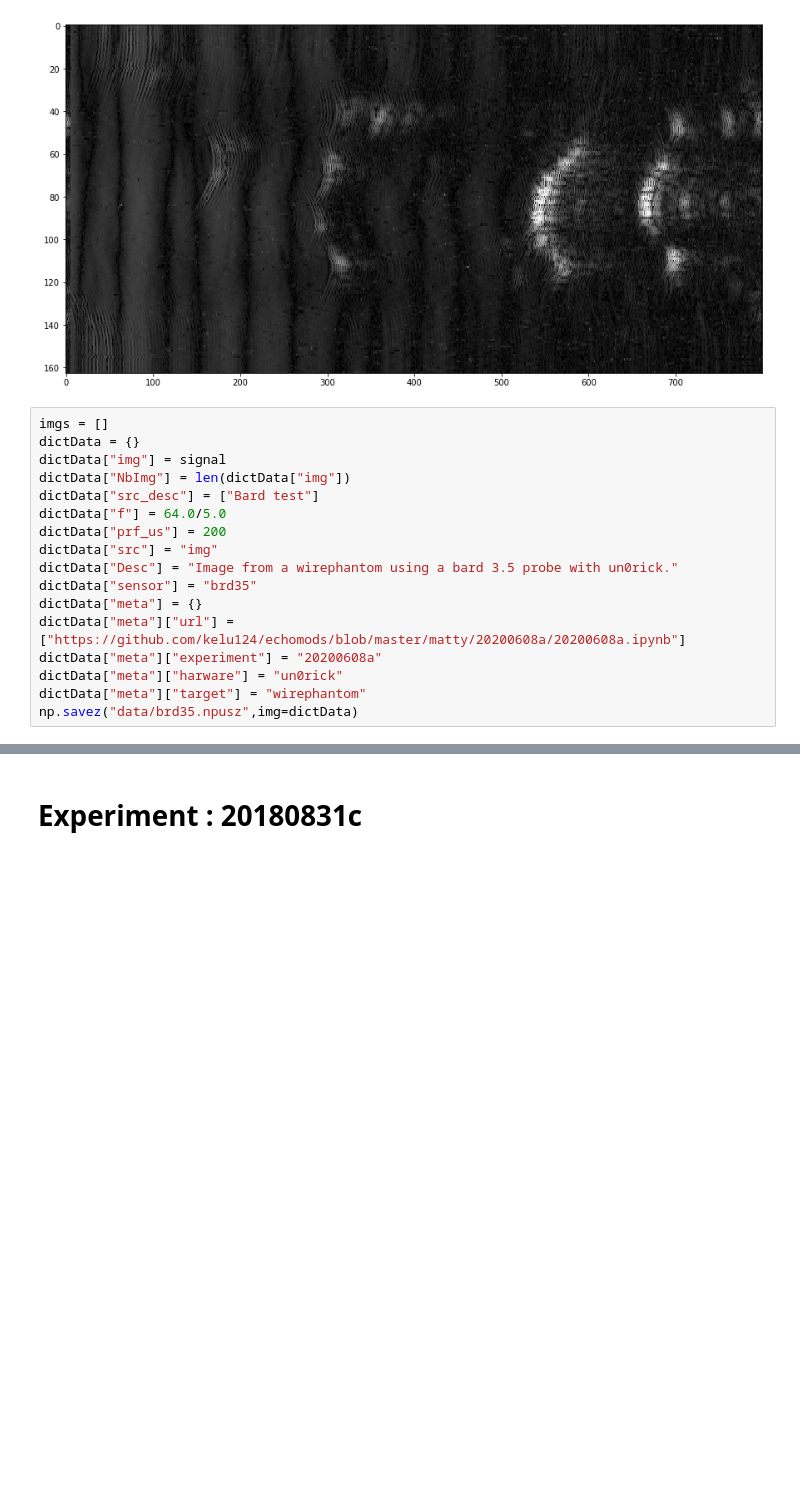
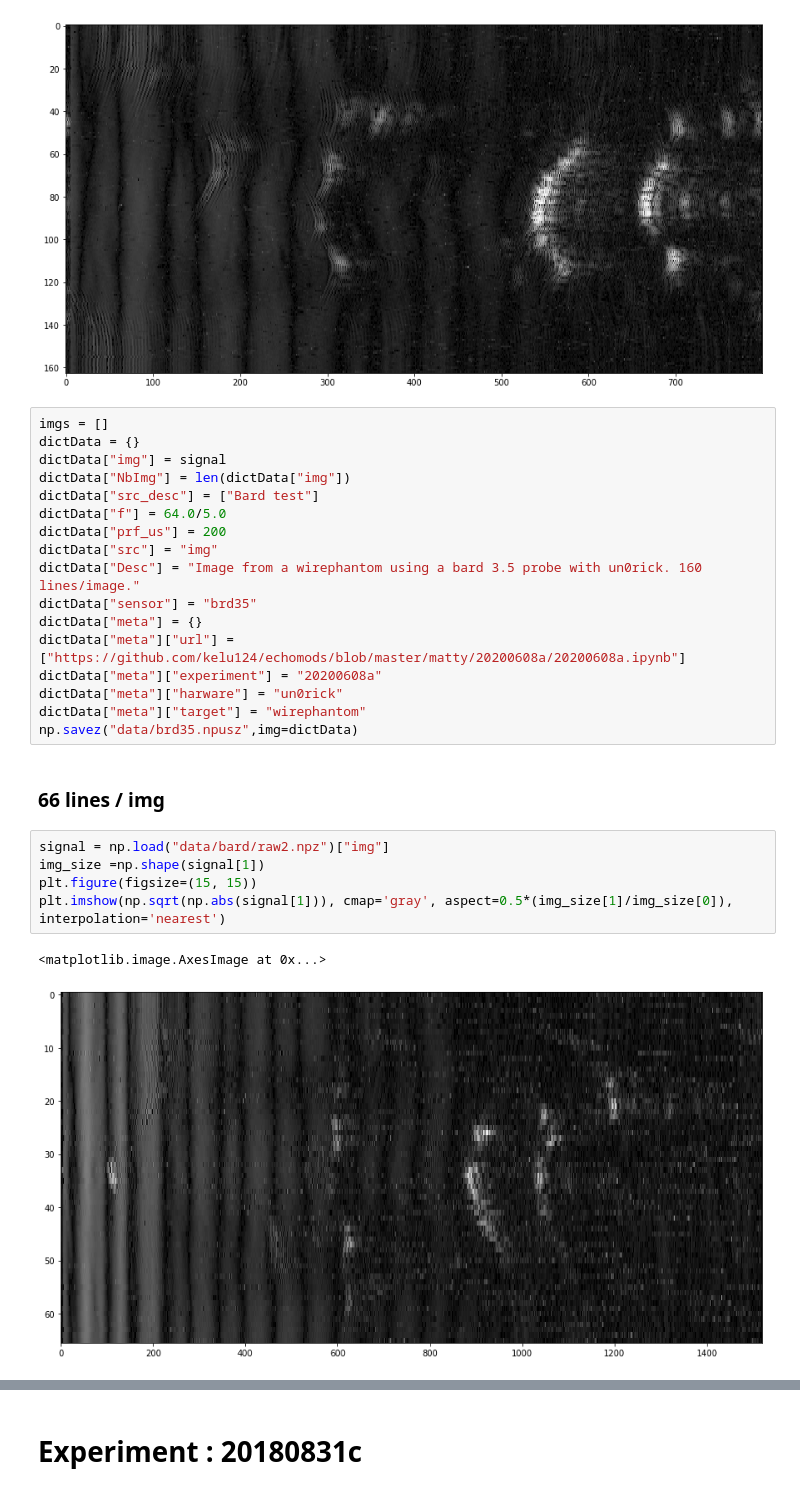
Before and after one commit to kelu124/us_rf_processing, a Jupyter notebook: zz.Cleanup.ipynb, the cells around one changed output, grey strips where cells are left out. Cells and saved outputs as stored; diff of their text form; blank space fills up the shorter version.

```diff
--- a/zz.Cleanup.ipynb
+++ b/zz.Cleanup.ipynb
@@ -113,7 +115,7 @@ dictData["src_desc"] = ["Bard test"]
 dictData["f"] = 64.0/5.0
 dictData["prf_us"] = 200
 dictData["src"] = "img"
-dictData["Desc"] = "Image from a wirephantom using a bard 3.5 probe with un0rick."
+dictData["Desc"] = "Image from a wirephantom using a bard 3.5 probe with un0rick. 160 lines/image."
 dictData["sensor"] = "brd35"
 dictData["meta"] = {}
 dictData["meta"]["url"] = ["https://github.com/kelu124/echomods/blob/master/matty/20200608a/20200608a.ipynb"]
@@ -121,3 +123,13 @@ dictData["meta"]["experiment"] = "20200608a"
 dictData["meta"]["harware"] = "un0rick"
 dictData["meta"]["target"] = "wirephantom"
 np.savez("data/brd35.npusz",img=dictData)
+# %% [markdown]
+### 66 lines / img
+# %%
+signal = np.load("data/bard/raw2.npz")["img"]
+img_size =np.shape(signal[1])
+plt.figure(figsize=(15, 15))
+plt.imshow(np.sqrt(np.abs(signal[1])), cmap='gray', aspect=0.5*(img_size[1]/img_size[0]), interpolation='nearest')
+# %% [output]
+<matplotlib.image.AxesImage at 0x...>
+[figure, added]
```
Also changed, not shown: parts of 3 cells of this notebook, 12 other files.
